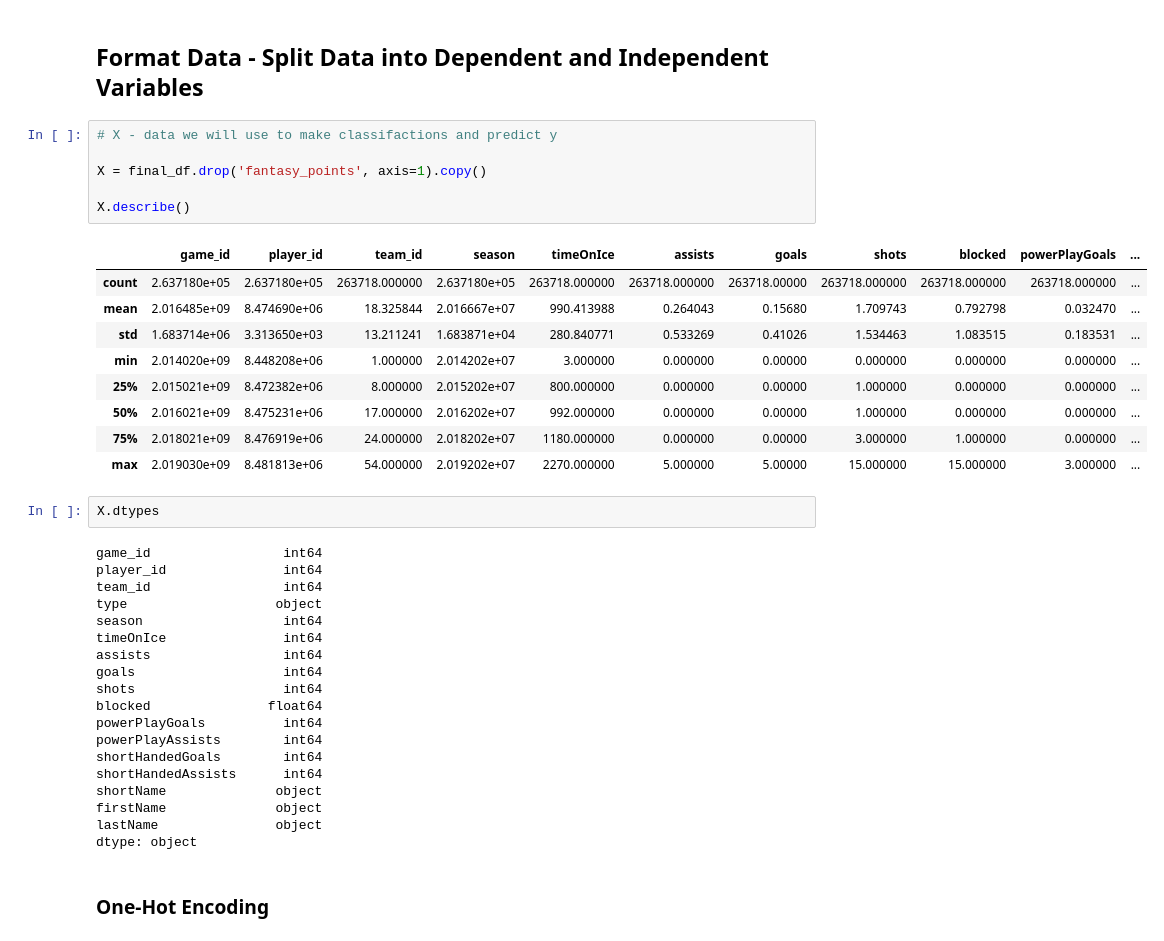
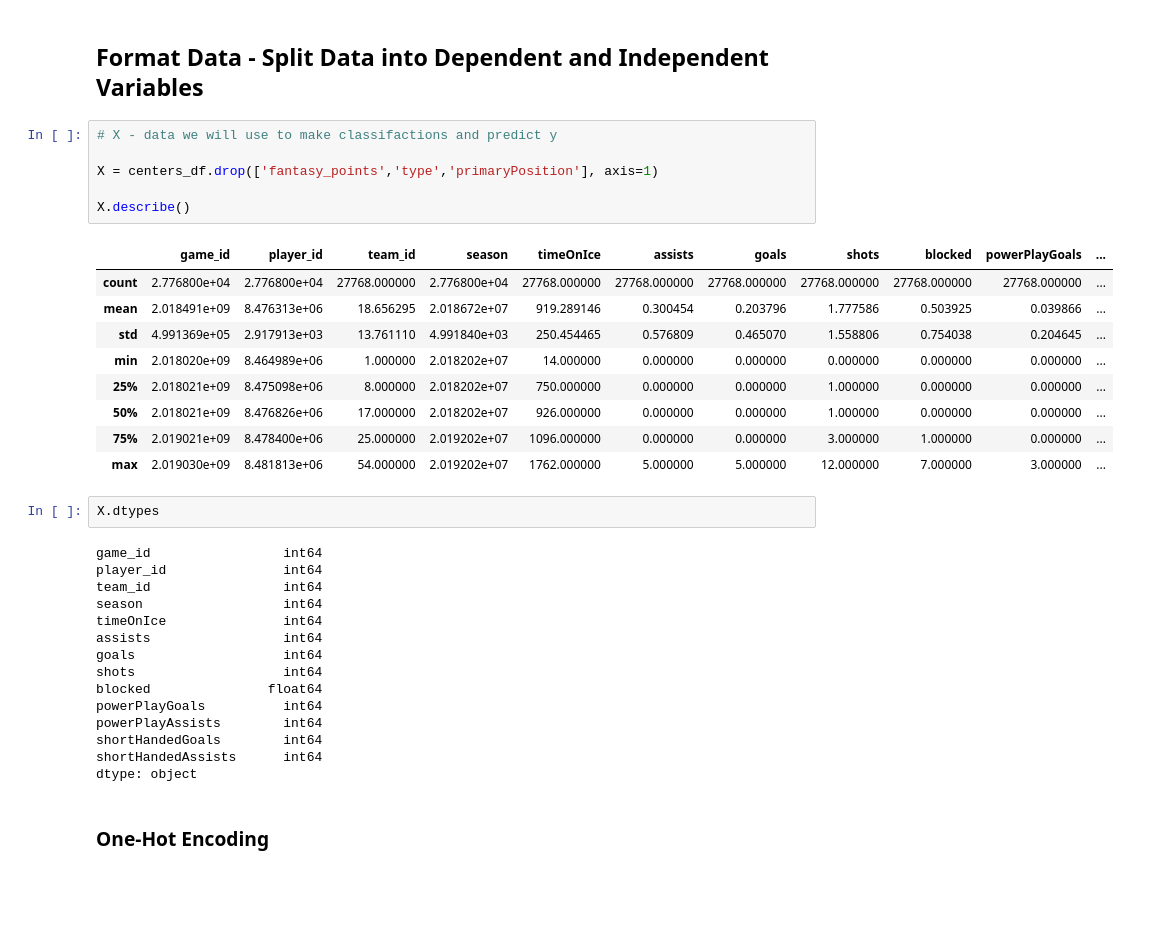
Before and after one commit to mattuzi17/ETL-Project, a Jupyter notebook: NHL_jupyternotebook.ipynb, the cells around one changed output. Drawn from its saved outputs; the diff is of its cells as text; blank space fills up the shorter version.

```diff
--- a/NHL_jupyternotebook.ipynb
+++ b/NHL_jupyternotebook.ipynb
@@ -401,26 +401,25 @@ plt.show()
 # %%
 # X - data we will use to make classifactions and predict y
 
-X = final_df.drop('fantasy_points', axis=1).copy()
+X = centers_df.drop(['fantasy_points','type','primaryPosition'], axis=1)
 
 X.describe()
 # %% [output]
 |  | game_id | player_id | team_id | season | timeOnIce | assists | goals | shots | blocked | powerPlayGoals | ... |
-| count | 2.637180e+05 | 2.637180e+05 | 263718.000000 | 2.637180e+05 | 263718.000000 | 263718.000000 | 263718.00000 | 263718.000000 | 263718.000000 | 263718.000000 | ... |
-| mean | 2.016485e+09 | 8.474690e+06 | 18.325844 | 2.016667e+07 | 990.413988 | 0.264043 | 0.15680 | 1.709743 | 0.792798 | 0.032470 | ... |
-| std | 1.683714e+06 | 3.313650e+03 | 13.211241 | 1.683871e+04 | 280.840771 | 0.533269 | 0.41026 | 1.534463 | 1.083515 | 0.183531 | ... |
-| min | 2.014020e+09 | 8.448208e+06 | 1.000000 | 2.014202e+07 | 3.000000 | 0.000000 | 0.00000 | 0.000000 | 0.000000 | 0.000000 | ... |
-| 25% | 2.015021e+09 | 8.472382e+06 | 8.000000 | 2.015202e+07 | 800.000000 | 0.000000 | 0.00000 | 1.000000 | 0.000000 | 0.000000 | ... |
-| 50% | 2.016021e+09 | 8.475231e+06 | 17.000000 | 2.016202e+07 | 992.000000 | 0.000000 | 0.00000 | 1.000000 | 0.000000 | 0.000000 | ... |
-| 75% | 2.018021e+09 | 8.476919e+06 | 24.000000 | 2.018202e+07 | 1180.000000 | 0.000000 | 0.00000 | 3.000000 | 1.000000 | 0.000000 | ... |
-| max | 2.019030e+09 | 8.481813e+06 | 54.000000 | 2.019202e+07 | 2270.000000 | 5.000000 | 5.00000 | 15.000000 | 15.000000 | 3.000000 | ... |
+| count | 2.776800e+04 | 2.776800e+04 | 27768.000000 | 2.776800e+04 | 27768.000000 | 27768.000000 | 27768.000000 | 27768.000000 | 27768.000000 | 27768.000000 | ... |
+| mean | 2.018491e+09 | 8.476313e+06 | 18.656295 | 2.018672e+07 | 919.289146 | 0.300454 | 0.203796 | 1.777586 | 0.503925 | 0.039866 | ... |
+| std | 4.991369e+05 | 2.917913e+03 | 13.761110 | 4.991840e+03 | 250.454465 | 0.576809 | 0.465070 | 1.558806 | 0.754038 | 0.204645 | ... |
+| min | 2.018020e+09 | 8.464989e+06 | 1.000000 | 2.018202e+07 | 14.000000 | 0.000000 | 0.000000 | 0.000000 | 0.000000 | 0.000000 | ... |
+| 25% | 2.018021e+09 | 8.475098e+06 | 8.000000 | 2.018202e+07 | 750.000000 | 0.000000 | 0.000000 | 1.000000 | 0.000000 | 0.000000 | ... |
+| 50% | 2.018021e+09 | 8.476826e+06 | 17.000000 | 2.018202e+07 | 926.000000 | 0.000000 | 0.000000 | 1.000000 | 0.000000 | 0.000000 | ... |
+| 75% | 2.019021e+09 | 8.478400e+06 | 25.000000 | 2.019202e+07 | 1096.000000 | 0.000000 | 0.000000 | 3.000000 | 1.000000 | 0.000000 | ... |
+| max | 2.019030e+09 | 8.481813e+06 | 54.000000 | 2.019202e+07 | 1762.000000 | 5.000000 | 5.000000 | 12.000000 | 7.000000 | 3.000000 | ... |
 # %%
 X.dtypes
 # %% [output]
 game_id                 int64
 player_id               int64
 team_id                 int64
-type                   object
 season                  int64
 timeOnIce               int64
 assists                 int64
@@ -431,9 +430,6 @@ powerPlayGoals          int64
 powerPlayAssists        int64
 shortHandedGoals        int64
 shortHandedAssists      int64
-shortName              object
-firstName              object
-lastName               object
 dtype: object
 # %% [markdown]
 ### One-Hot Encoding
```
Also changed, not shown: parts of 12 cells of this notebook.
